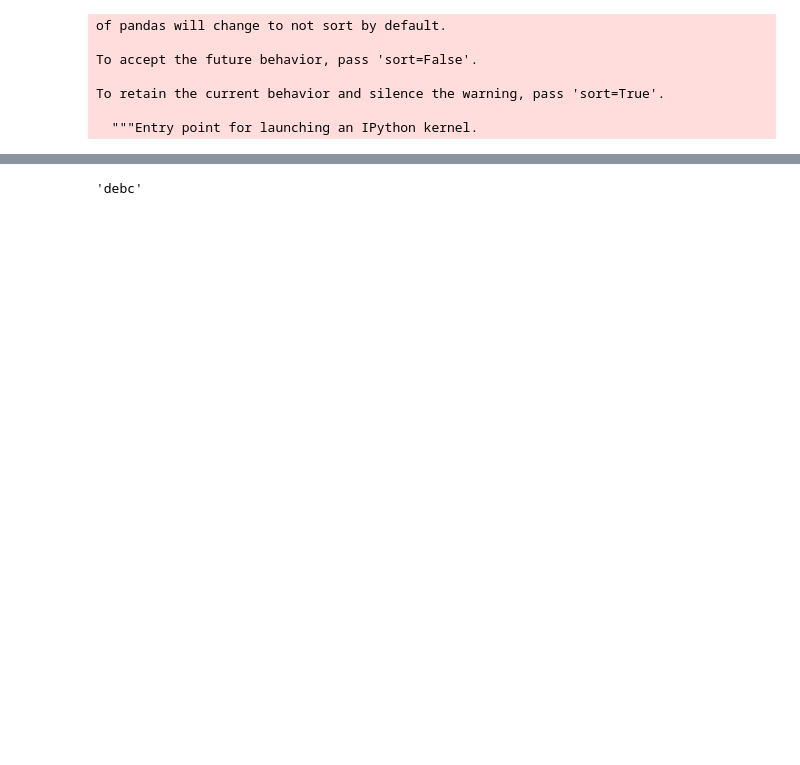
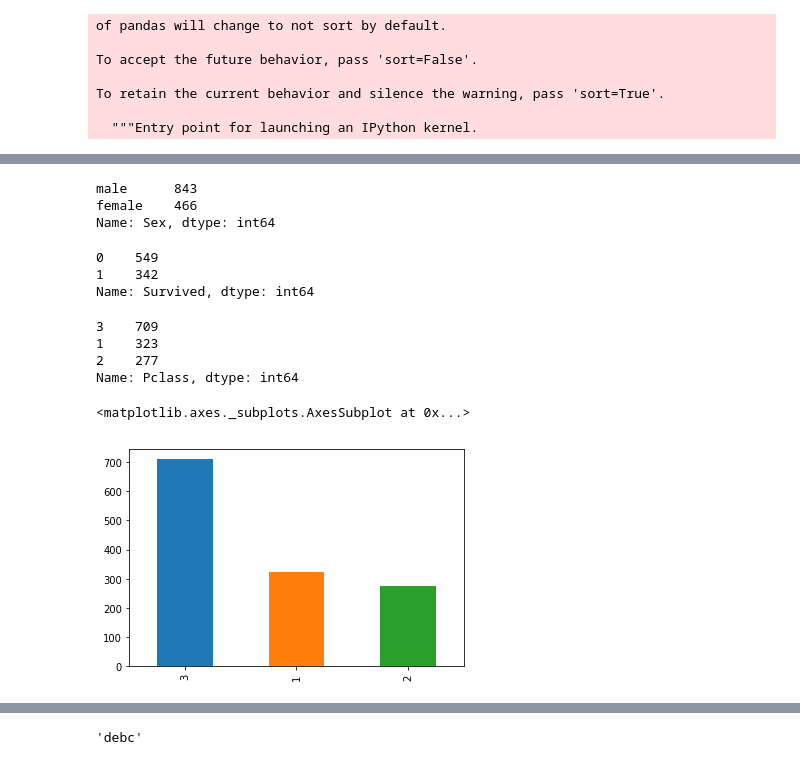
Before and after one commit to AtulSinghBankoti/titanic, a Jupyter notebook: notebooks/2.0-ak-exploring-processing-data.ipynb, the cells around one changed output, grey strips where cells are left out. Drawn from its saved outputs; the diff is of its cells as text; code cells hidden in the pictures; blank space fills up the shorter version.

```diff
--- a/notebooks/2.0-ak-exploring-processing-data.ipynb
+++ b/notebooks/2.0-ak-exploring-processing-data.ipynb
@@ -118,0 +343,24 @@ df.head()
+# %%
+df.Sex.value_counts()
+# %% [output]
+male      843
+female    466
+Name: Sex, dtype: int64
+# %%
+df[df.Survived!=-888].Survived.value_counts()
+# %% [output]
+0    549
+1    342
+Name: Survived, dtype: int64
+# %%
+df.Pclass.value_counts()
+# %% [output]
+3    709
+1    323
+2    277
+Name: Pclass, dtype: int64
+# %%
+df.Pclass.value_counts().plot(kind='bar')
+# %% [output]
+<matplotlib.axes._subplots.AxesSubplot at 0x...>
+[figure, added]
```
Also changed, not shown: parts of 27 cells of this notebook.
